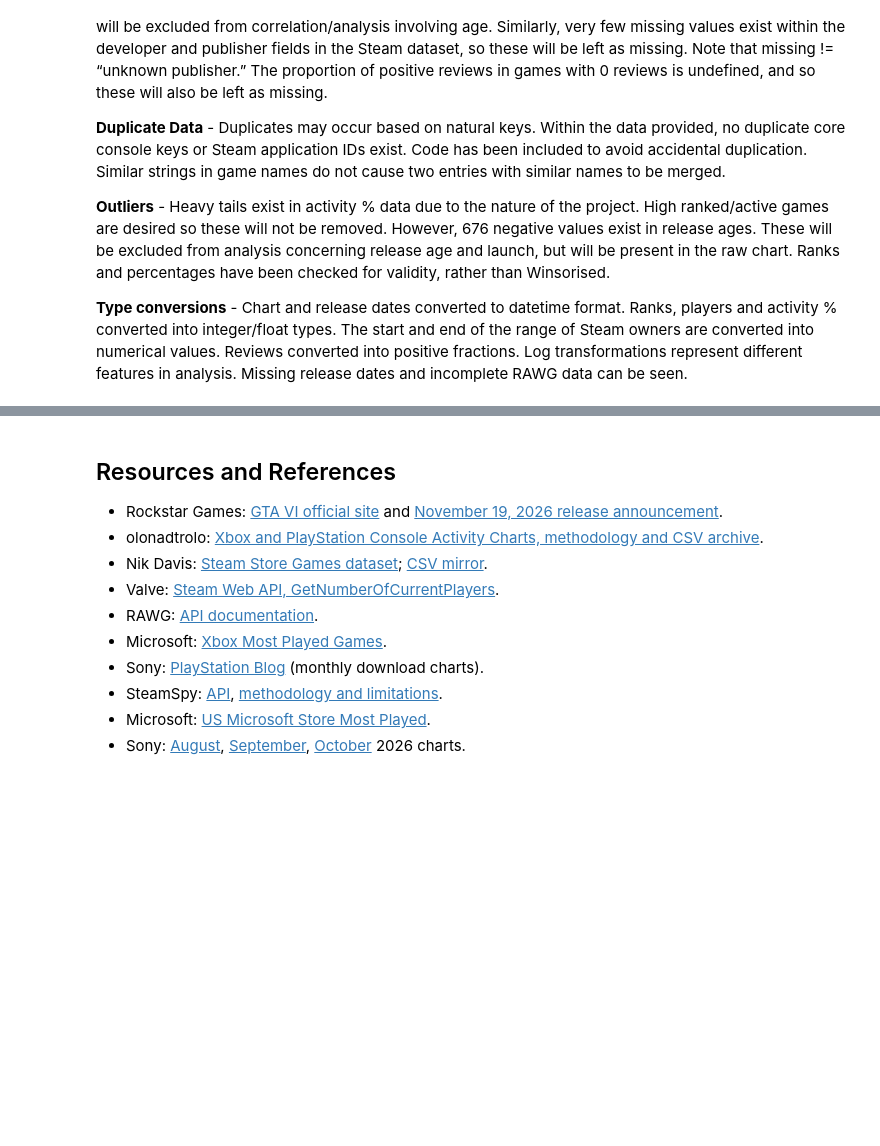
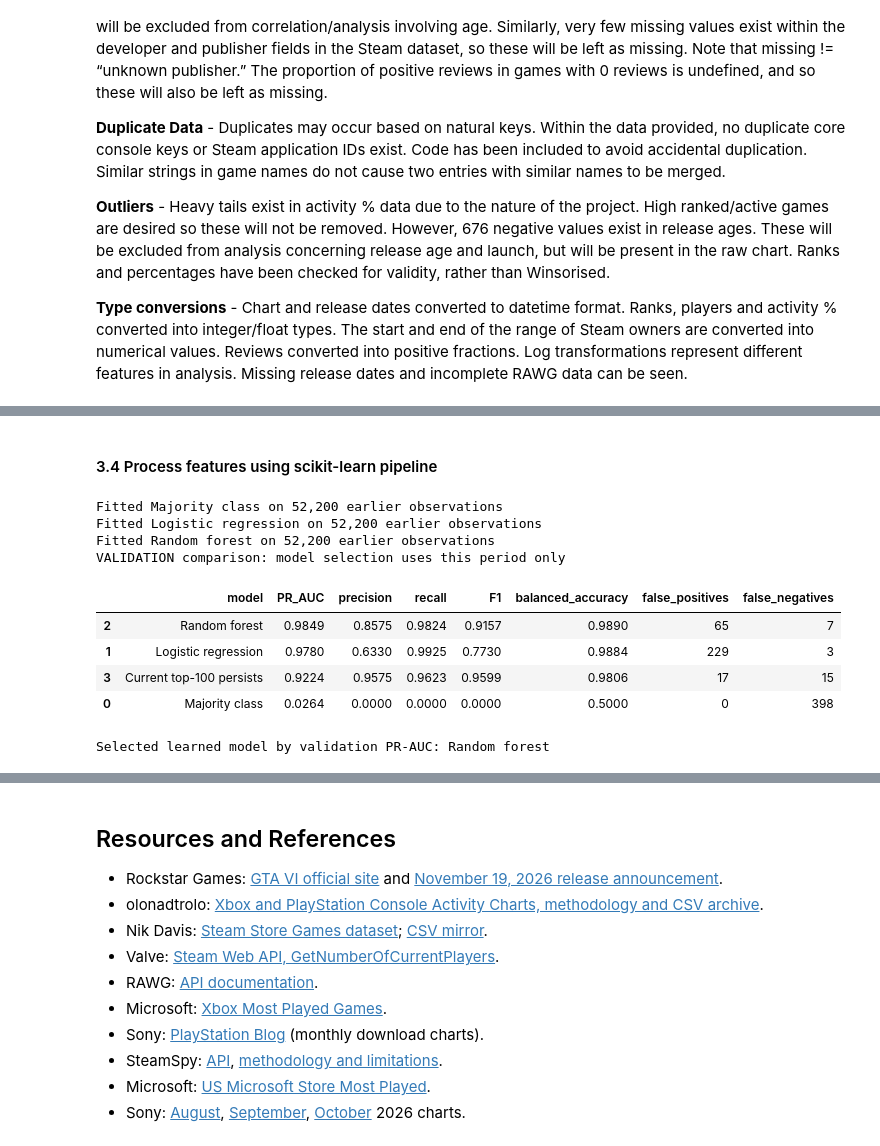
Before and after one commit to IT4063C-Fall2026/data-tech-analytics-final-project-nyamsijr, a Jupyter notebook: source.ipynb, the cells around one changed output, grey strips where cells are left out. Drawn from its saved outputs; the diff is of its cells as text; code cells hidden in the pictures; blank space fills up the shorter version.

```diff
--- a/source.ipynb
+++ b/source.ipynb
@@ -1160,0 +1328,79 @@ Steam rows before/after: 27075 27075
+# %% [markdown]
+#### 3.4 Process features using scikit-learn pipeline
+# %%
+numeric_pipeline = Pipeline([
+    ('imputer', SimpleImputer(strategy='median', add_indicator=True)),
+    ('scaler', StandardScaler()),
+])
+categorical_pipeline = Pipeline([
+    ('imputer', SimpleImputer(strategy='most_frequent')),
+    ('one_hot', OneHotEncoder(handle_unknown='ignore', sparse_output=False)),
+])
+preprocessor = ColumnTransformer([
+    ('numeric', numeric_pipeline, numeric_features),
+    ('categorical', categorical_pipeline, categorical_features),
+], remainder='drop', sparse_threshold=0)
+
+classifiers = {
+    'Majority class': DummyClassifier(strategy='prior'),
+    'Logistic regression': LogisticRegression(
+        class_weight='balanced', max_iter=1500, random_state=42
+    ),
+    'Random forest': RandomForestClassifier(
+        n_estimators=120, min_samples_leaf=8, max_depth=16,
+        max_features='sqrt', class_weight='balanced_subsample',
+        random_state=42, n_jobs=-1,
+    ),
+}
+model_pipelines = {
+    label: Pipeline([('preprocess', clone(preprocessor)), ('model', estimator)])
+    for label, estimator in classifiers.items()
+}
+for name, pipeline in model_pipelines.items():
+    pipeline.fit(X_train, y_train)
+    print(f'Fitted {name} on {len(y_train):,} earlier observations')
+
+# Evaluation uses a fixed 0.50 decision threshold for comparable classification metrics.
+def evaluate_predictions(y_true, scores, predicted):
+    return {
+        'PR_AUC': average_precision_score(y_true, scores),
+        'precision': precision_score(y_true, predicted, zero_division=0),
+        'recall': recall_score(y_true, predicted, zero_division=0),
+        'F1': f1_score(y_true, predicted, zero_division=0),
+        'balanced_accuracy': balanced_accuracy_score(y_true, predicted),
+        'false_positives': int(confusion_matrix(y_true, predicted, labels=[0, 1])[0, 1]),
+        'false_negatives': int(confusion_matrix(y_true, predicted, labels=[0, 1])[1, 0]),
+    }
+
+def all_model_scores(x, current_ranks):
+    result = {}
+    for name, pipeline in model_pipelines.items():
+        probability = pipeline.predict_proba(x)[:, 1]
+        predicted = (probability >= 0.50).astype(int)
+        result[name] = (probability, predicted)
+    persistence = current_ranks.le(100).astype(int).to_numpy()
+    result['Current top-100 persists'] = (persistence.astype(float), persistence)
+    return result
+
+validation_scores = all_model_scores(X_val, validation['rank'])
+val_metrics = pd.DataFrame([
+    {'model': name, **evaluate_predictions(y_val, score, predicted)}
+    for name, (score, predicted) in validation_scores.items()
+]).sort_values('PR_AUC', ascending=False)
+print('VALIDATION comparison: model selection uses this period only')
+display(val_metrics.round(4))
+learned_model_names = ['Logistic regression', 'Random forest']
+best_ml_name = max(learned_model_names, key=lambda name:
+                   val_metrics.set_index('model').loc[name, 'PR_AUC'])
+print('Selected learned model by validation PR-AUC:', best_ml_name)
+# %% [output]
+Fitted Majority class on 52,200 earlier observations
+Fitted Logistic regression on 52,200 earlier observations
+Fitted Random forest on 52,200 earlier observations
+VALIDATION comparison: model selection uses this period only
+|  | model | PR_AUC | precision | recall | F1 | balanced_accuracy | false_positives | false_negatives |
+| 2 | Random forest | 0.9849 | 0.8575 | 0.9824 | 0.9157 | 0.9890 | 65 | 7 |
+| 1 | Logistic regression | 0.9780 | 0.6330 | 0.9925 | 0.7730 | 0.9884 | 229 | 3 |
+| 3 | Current top-100 persists | 0.9224 | 0.9575 | 0.9623 | 0.9599 | 0.9806 | 17 | 15 |
+| 0 | Majority class | 0.0264 | 0.0000 | 0.0000 | 0.0000 | 0.5000 | 0 | 398 |
+Selected learned model by validation PR-AUC: Random forest
```
Also changed, not shown: parts of 11 cells of this notebook, 1 other file.
